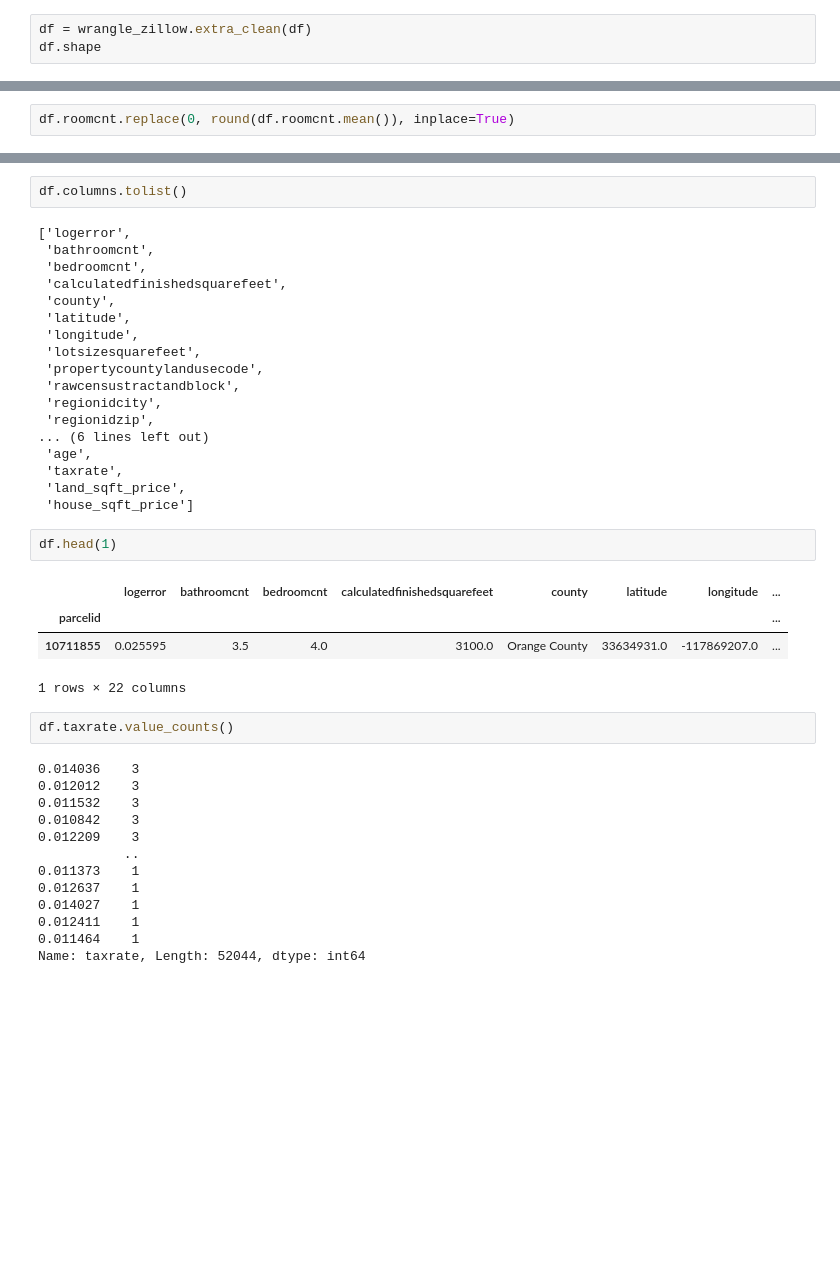
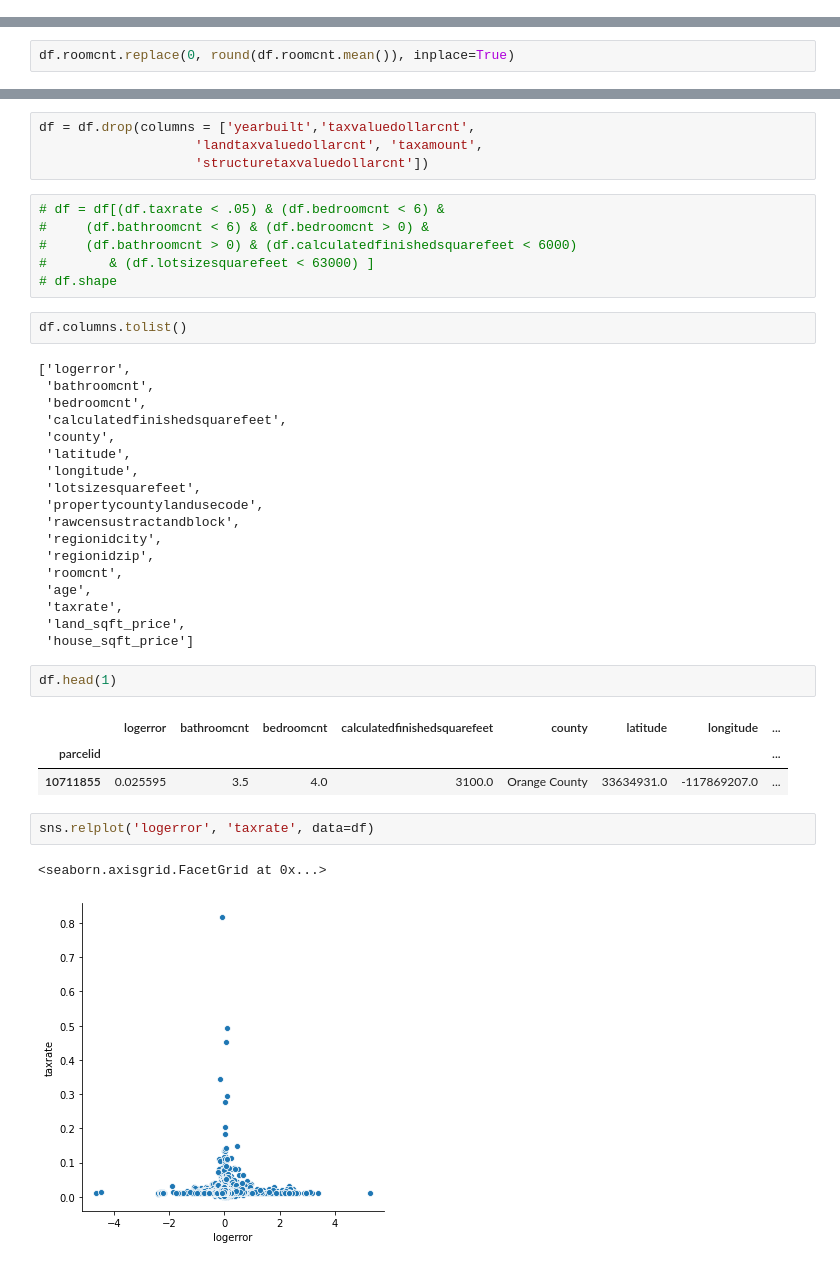
Before and after one commit to Clustering-Project-Allen-Cameron/clustering_project, a Jupyter notebook: cameron_project/zillow_cluster_project_cameron.ipynb, the cells around one changed output, grey strips where cells are left out. Saved outputs shown, nothing was run; the diff lists cells and outputs as text; blank space fills up the shorter version.

```diff
--- a/cameron_project/zillow_cluster_project_cameron.ipynb
+++ b/cameron_project/zillow_cluster_project_cameron.ipynb
@@ -24,3 +24,0 @@ See the caveats in the documentation: http://pandas.pydata.org/pandas-docs/stabl
-# %%
-df = wrangle_zillow.extra_clean(df)
-df.shape
@@ -50,3 +45,13 @@ df['house_sqft_price'] = df.structuretaxvaluedollarcnt/\
+# %%
+df = df.drop(columns = ['yearbuilt','taxvaluedollarcnt',
+                    'landtaxvaluedollarcnt', 'taxamount',
+                    'structuretaxvaluedollarcnt'])
+# %%
+# df = df[(df.taxrate < .05) & (df.bedroomcnt < 6) &
+#     (df.bathroomcnt < 6) & (df.bedroomcnt > 0) &
+#     (df.bathroomcnt > 0) & (df.calculatedfinishedsquarefeet < 6000)
+#        & (df.lotsizesquarefeet < 63000) ]
+# df.shape
 # %%
 df.columns.tolist()
 # %% [output]
@@ -62,7 +67,7 @@ df.columns.tolist()
  'rawcensustractandblock',
  'regionidcity',
  'regionidzip',
-... (6 lines left out)
+ 'roomcnt',
  'age',
  'taxrate',
  'land_sqft_price',
@@ -73,19 +78,8 @@ df.head(1)
 |  | logerror | bathroomcnt | bedroomcnt | calculatedfinishedsquarefeet | county | latitude | longitude | ... |
 | parcelid |  |  |  |  |  |  |  | ... |
 | 10711855 | 0.025595 | 3.5 | 4.0 | 3100.0 | Orange County | 33634931.0 | -117869207.0 | ... |
-1 rows × 22 columns
-# %%
-df.taxrate.value_counts()
-# %% [output]
-0.014036    3
-0.012012    3
-0.011532    3
-0.010842    3
-0.012209    3
-           ..
-0.011373    1
-0.012637    1
-0.014027    1
-0.012411    1
-0.011464    1
-Name: taxrate, Length: 52044, dtype: int64
+# %%
+sns.relplot('logerror', 'taxrate', data=df)
+# %% [output]
+<seaborn.axisgrid.FacetGrid at 0x...>
+[figure, added]
```
Also changed, not shown: parts of 10 cells of this notebook, 1 other file.
